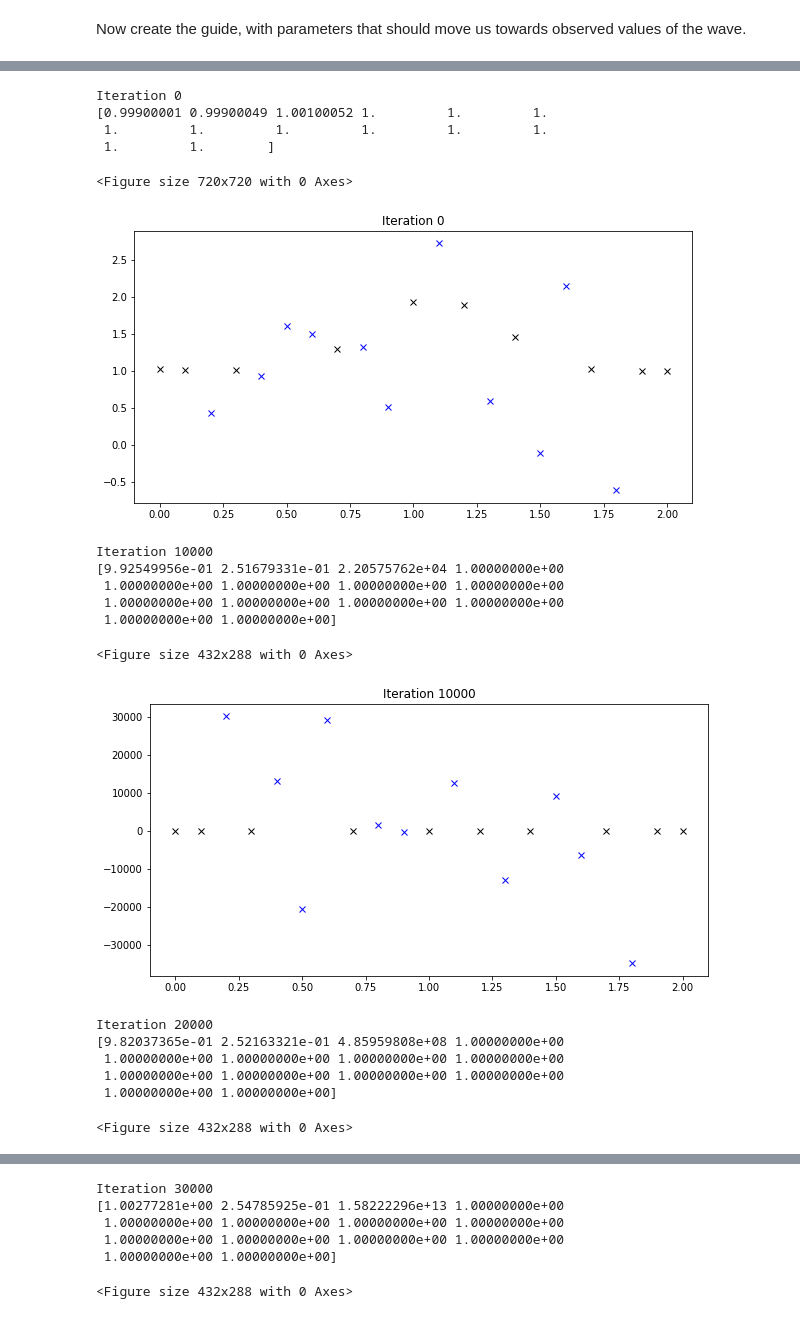
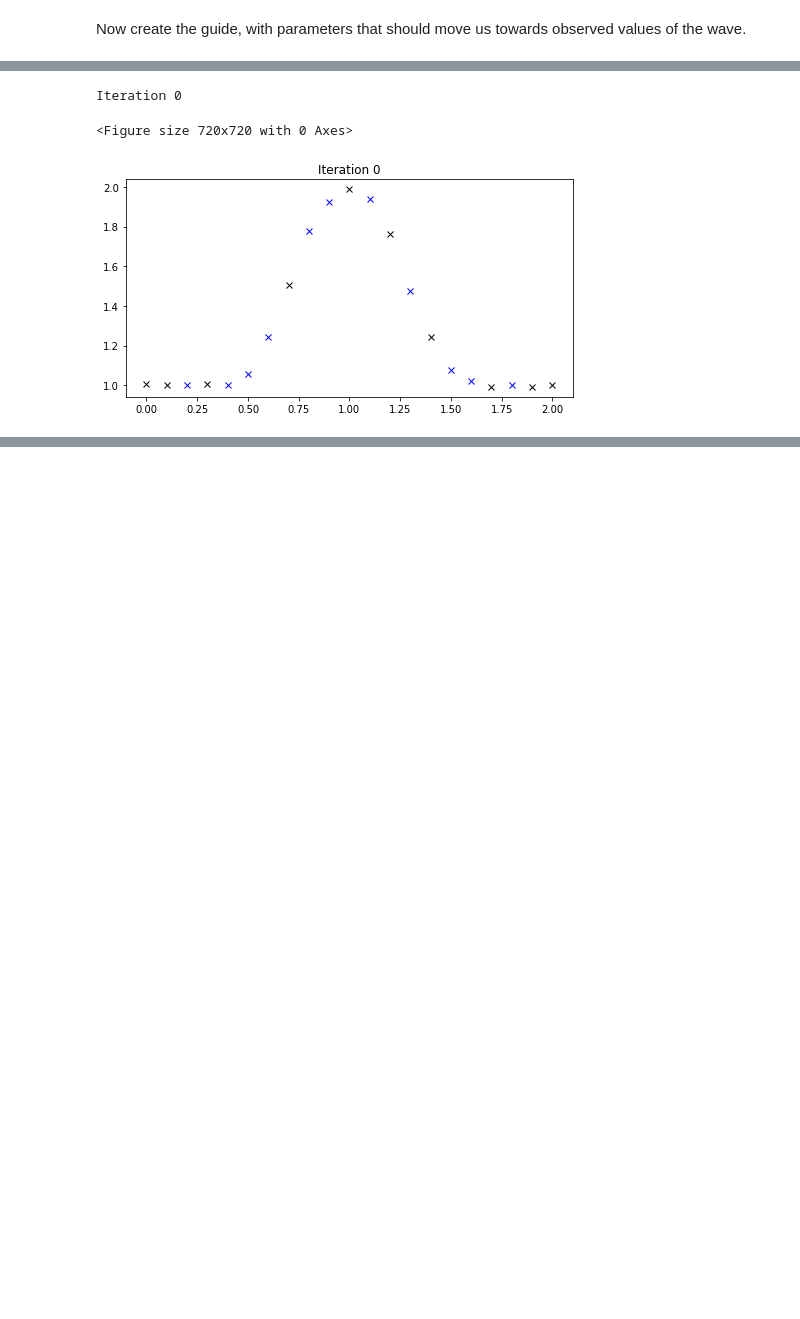
Before and after one commit to lm2612/InformaticsLab, a Jupyter notebook: 01_NDWave.ipynb, the cells around one changed output, grey strips where cells are left out. Cells and saved outputs as stored; diff of their text form; code cells hidden in the pictures; blank space fills up the shorter version.

Commit message:
more information inside guide for model

```diff
--- a/01_NDWave.ipynb
+++ b/01_NDWave.ipynb
@@ -129,5 +131,2 @@ print(data)
 # %%
 conditioned_wave = pyro.condition(wave, data=data)
-# %%
-u,h=conditioned_wave(guess,plot_wave=False)
-plt.plot(np.linspace(0,2,nx),h.numpy(),'kx');
@@ -162,25 +159,24 @@ Now create the guide, with parameters that should move us towards observed value
 # %%
 from torch.distributions import constraints
 
-def wave_parametrized_guide(guess,
+def wave_parametrized_guide(guess, nx=21, nt=10, dt=0.025,
                             observed_inds=[3, 20, 14, 10,  1, 17,  7, 12,  0, 19],
                             plot_wave=False):
-    nx = 21
     # want to infer speed, and h_i at all values that we don't know them at
     a = pyro.param("a", torch.tensor(guess))
-    b = pyro.param("b", torch.tensor(1.),
+    b = pyro.param("b", torch.tensor(0.5),
                    constraint=constraints.positive)
 
     speed = pyro.sample("speed", dist.Normal(a,b))
+    true_h = true_h_model(speed, nx, nt, dt)
+    d = pyro.param("d", torch.tensor(0.5),
+                   constraint=constraints.positive)
 
     h = torch.zeros(nx)
     for i in pyro.plate("x_axis",nx):
         if (i in observed_inds):
             continue
-        c_i = pyro.param("c_{}".format(i),torch.tensor(1.))
-        d_i = pyro.param("d_{}".format(str(i)), torch.tensor(1.),
-                   constraint=constraints.positive)
-        h[i] = (pyro.sample("h_{}".format(str(i)),dist.Normal(c_i,d_i)) )
+        h[i] = (pyro.sample("h_{}".format(str(i)),dist.Normal(true_h[i],d)) )
 
     if plot_wave:
         h = torch.detach(h)
@@ -211,2 +195,0 @@ traced=pyro.poutine.trace(wave_parametrized_guide)
-# %%
-param_names = list(pyro.get_param_store().get_all_param_names())
@@ -226,59 +203,43 @@ svi = pyro.infer.SVI(model=conditioned_wave,
                      optim=optimizer,
                      loss=pyro.infer.Trace_ELBO()
                      )
 
 num_steps = 50000
 # Save all parameters and losses
 params = np.zeros((num_steps,len(param_names)))
 losses = np.zeros(num_steps)
-fig = plt.figure(figsize=(10,10))
+fig = plt.figure(figsize=(10,10));
 
 plot_ind = 0
 for t in range(num_steps):
     losses[t] = (svi.step(guess=1.))
-    params[t,:] = [pyro.param(param_names[i]).item()
-                   for i in range(len(param_names))]
+    params[t,:] = [pyro.param(param_names[i]).item() for i in range(len(param_names))]
 
-    if (t%10000==0.):
+    if (t%1000==0.):
         print('Iteration {}'.format(str(t)))
-        print(params[t,:])
+        speed_mean = pyro.param("a").item()
+        true_h = true_h_model(speed_mean, nx=21, nt=10, dt=0.025)
+
+        # Figure
         plt.clf();
-        plt.figure(figsize=(10,5));
-        speed,h=wave_parametrized_guide(guess)
+        plt.figure(figsize=(8,4));
+        # Plot observed h
         plt.plot(np.linspace(0,2,nx)[observed_inds],
          observed_h.numpy(),'kx');
-        not_observed_inds = [i for i in range(nx)
-                     if i not in observed_inds]
+        # Plot sampled h (not observed)
+        not_observed_inds = [i for i in range(nx) if i not in observed_inds]
         plt.plot(np.linspace(0,2,nx)[not_observed_inds],
-         h.detach().numpy()[not_observed_inds],'bx');
+         true_h.numpy()[not_observed_inds],'bx');
         plot_ind = plot_ind+1
         plt.title('Iteration {}'.format(str(t)));
         plt.show();
-
-
 
 ax = plt.subplot2grid((2,5), (1, 0), colspan=4);
 ax.plot(losses);
 plt.title("ELBO");
 plt.xlabel("step");
 plt.ylabel("loss");
 # %% [output]
 Iteration 0
-[0.99900001 0.99900049 1.00100052 1.         1.         1.
- 1.         1.         1.         1.         1.         1.
- 1.         1.        ]
 <Figure size 720x720 with 0 Axes>
-[figure, old version]
+[figure, new version]
-Iteration 10000
-[9.92549956e-01 2.51679331e-01 2.20575762e+04 1.00000000e+00
- 1.00000000e+00 1.00000000e+00 1.00000000e+00 1.00000000e+00
- 1.00000000e+00 1.00000000e+00 1.00000000e+00 1.00000000e+00
- 1.00000000e+00 1.00000000e+00]
-<Figure size 432x288 with 0 Axes>
-[figure, removed]
-Iteration 20000
-[9.82037365e-01 2.52163321e-01 4.85959808e+08 1.00000000e+00
- 1.00000000e+00 1.00000000e+00 1.00000000e+00 1.00000000e+00
- 1.00000000e+00 1.00000000e+00 1.00000000e+00 1.00000000e+00
- 1.00000000e+00 1.00000000e+00]
-<Figure size 432x288 with 0 Axes>
@@ -286,6 +245,0 @@ Iteration 20000
-Iteration 30000
-[1.00277281e+00 2.54785925e-01 1.58222296e+13 1.00000000e+00
- 1.00000000e+00 1.00000000e+00 1.00000000e+00 1.00000000e+00
- 1.00000000e+00 1.00000000e+00 1.00000000e+00 1.00000000e+00
- 1.00000000e+00 1.00000000e+00]
-<Figure size 432x288 with 0 Axes>
```
Also changed, not shown: parts of 16 cells of this notebook.
